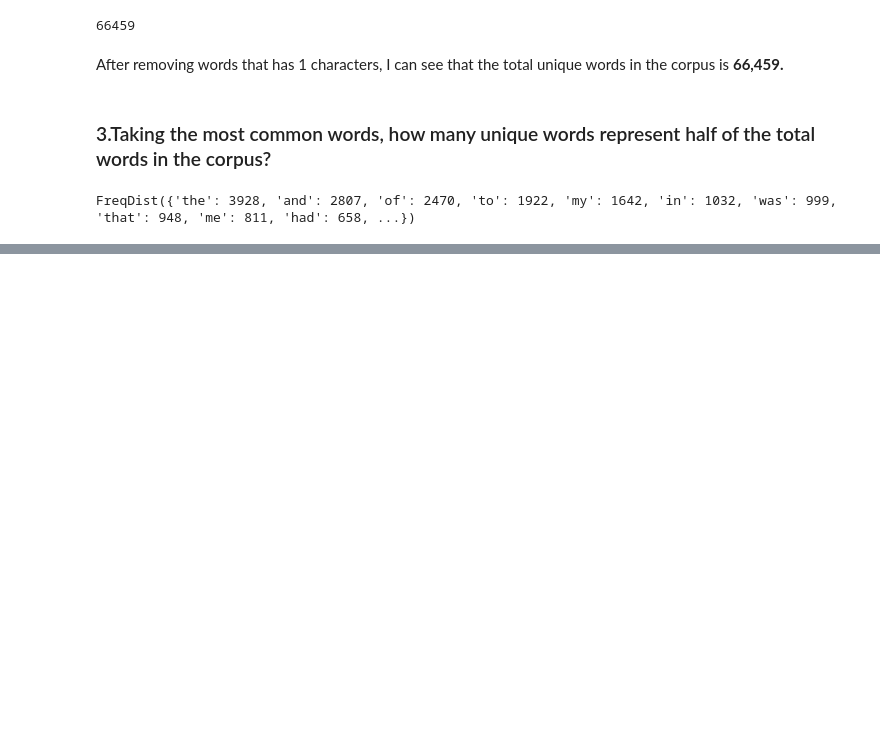
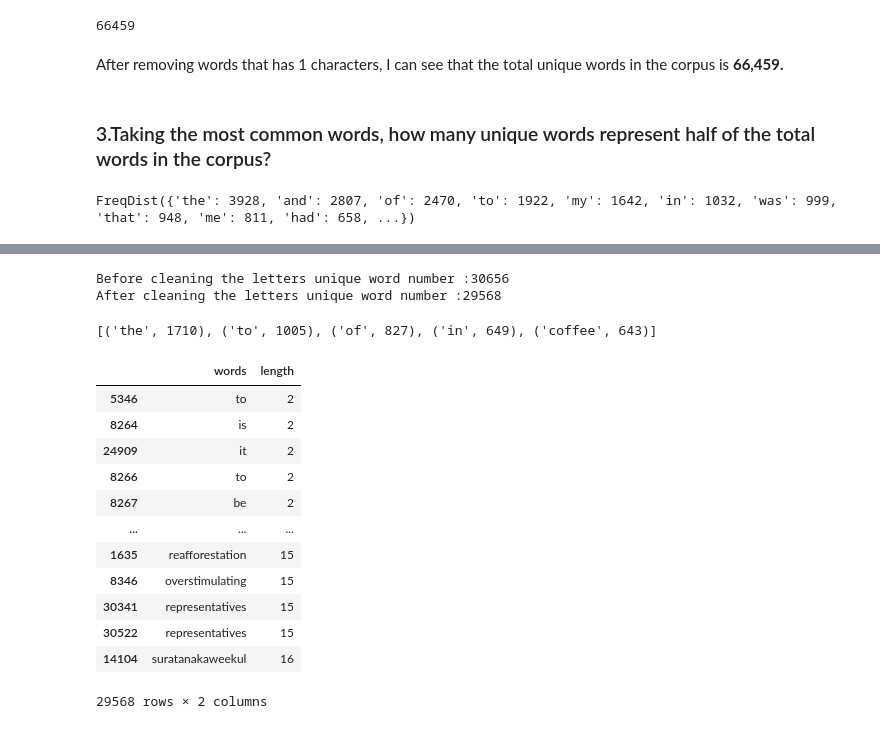
Before and after one commit to gpadmaperuma/DATA620-1, a Jupyter notebook: Assignment_5/Assignment_5.ipynb, the cells around one changed output, grey strips where cells are left out. Saved outputs shown, nothing was run; the diff lists cells and outputs as text; code cells hidden in the pictures; blank space fills up the shorter version.

```diff
--- a/Assignment_5/Assignment_5.ipynb
+++ b/Assignment_5/Assignment_5.ipynb
@@ -216,0 +260,35 @@ Zipf's law states that given a large sample of words used, the frequency of any
+# %%
+# I am going to select coffee
+from nltk.corpus import reuters
+reuters = reuters.words(categories='coffee')
+unique_words_reuters = [word for word in reuters if word.isalpha()] #alphanumeric
+unique_words_reuters = [word.lower() for word in unique_words_reuters] #lowercase
+df_words = pd.DataFrame({'words':unique_words_reuters})
+df_words['length'] = df_words['words'].apply(lambda x: len(x))
+df_words_clean = (df_words[df_words['length']>1].sort_values(by='length'))
+print('Before cleaning the letters unique words number :{}'.format(df_words.shape[0]))
+print('After cleaning the letters unique words number :{}'.format(df_words_clean.shape[0]))
+unique_words=list(df_words_clean['words'])
+brown_freq_dist = nltk.FreqDist(unique_words)
+highest_frequency_unique = brown_freq_dist.most_common(200)
+highest_frequency_unique[0:5]
+# %% [output]
+Before cleaning the letters unique word number :30656
+After cleaning the letters unique word number :29568
+[('the', 1710), ('to', 1005), ('of', 827), ('in', 649), ('coffee', 643)]
+# %%
+df_words_clean
+# %% [output]
+|  | words | length |
+| 5346 | to | 2 |
+| 8264 | is | 2 |
+| 24909 | it | 2 |
+| 8266 | to | 2 |
+| 8267 | be | 2 |
+| ... | ... | ... |
+| 1635 | reafforestation | 15 |
+| 8346 | overstimulating | 15 |
+| 30341 | representatives | 15 |
+| 30522 | representatives | 15 |
+| 14104 | suratanakaweekul | 16 |
+29568 rows × 2 columns
```
Also changed, not shown: parts of 36 cells of this notebook.
